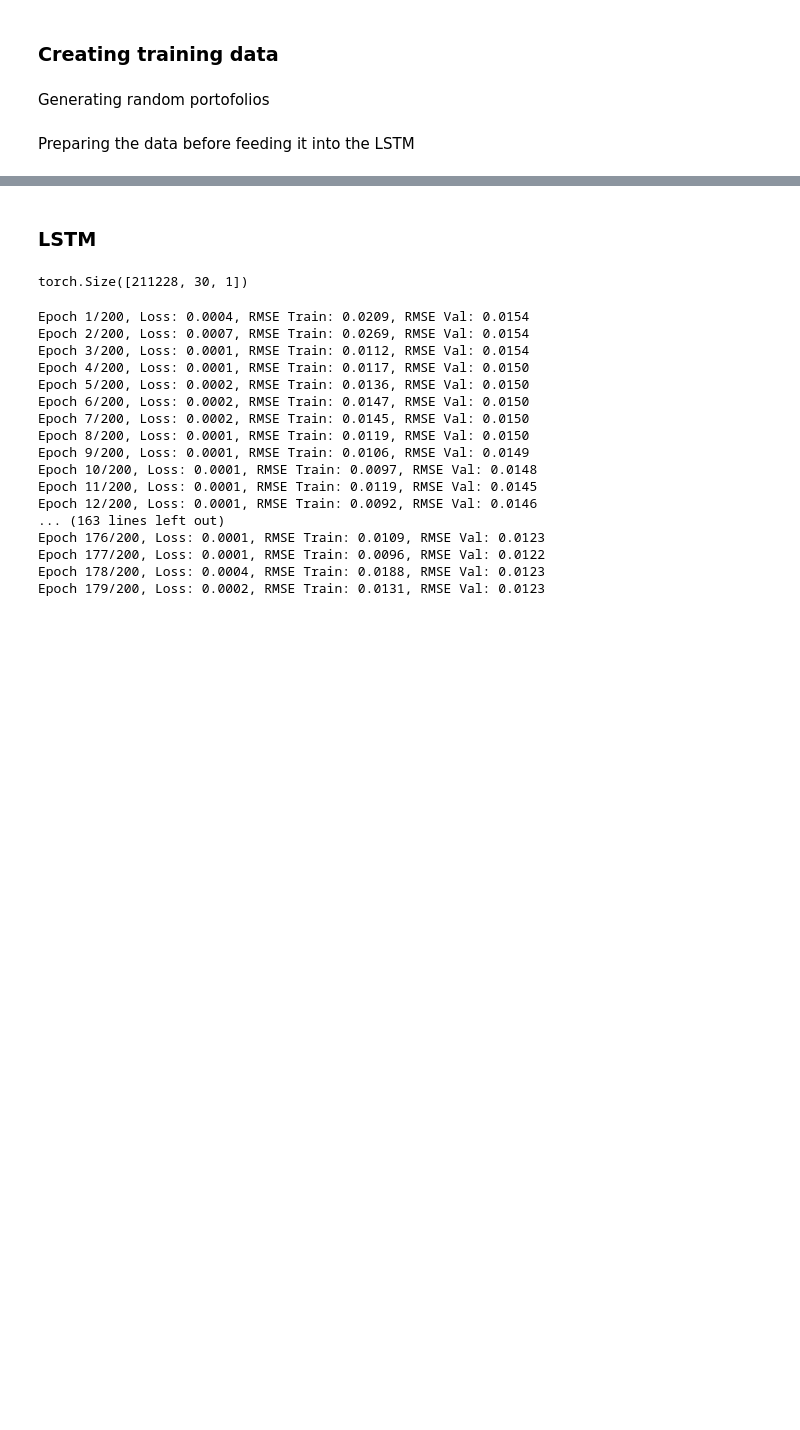
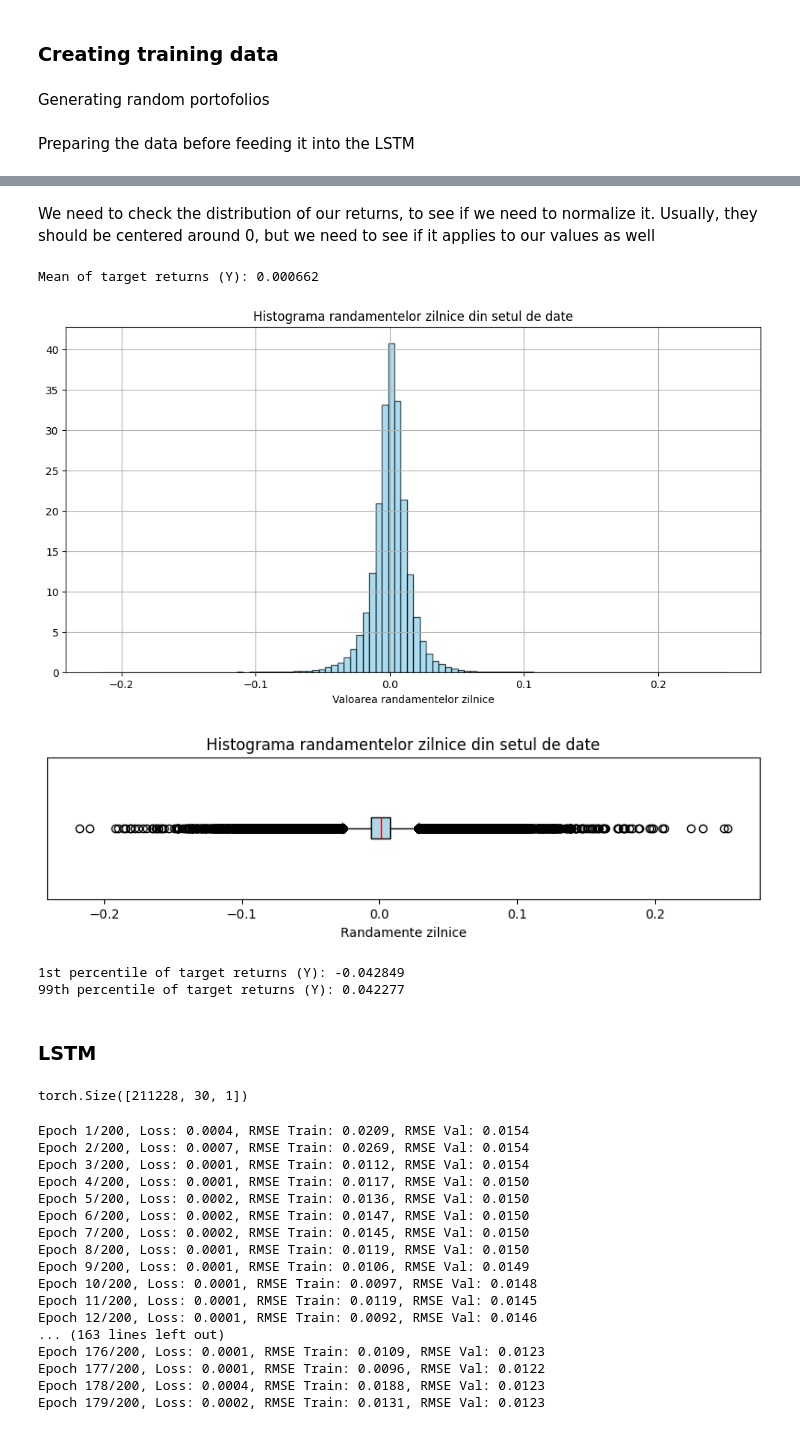
Before and after one commit to mairovitzmario/value-at-risk, a Jupyter notebook: research/model.ipynb, the cells around one changed output, grey strips where cells are left out. Saved outputs shown, nothing was run; the diff lists cells and outputs as text; code cells hidden in the pictures; blank space fills up the shorter version.

```diff
--- a/research/model.ipynb
+++ b/research/model.ipynb
@@ -198,3 +238,53 @@ X.shape, Y.shape
+# %% [markdown]
+We need to check the distribution of our returns, to see if we need to normalize it. Usually, they should be centered around 0, but we need to see if it applies to our values as well
+# %%
+
+import numpy as np
+import matplotlib.pyplot as plt
+
+
+all_target_returns = Y.flatten()
+
+# 2. Calculate the mean for  Y
+mean_target_returns = np.mean(all_target_returns)
+
+print(f"Mean of target returns (Y): {mean_target_returns:.6f}")
+
+# 3. Visualize the distribution of Y using Matplotlib histogram
+
+plt.figure(figsize=(12, 6))
+
+# 4. Create  a histogram of the target returns
+plt.hist(all_target_returns, bins=100, density=True, alpha=0.7, color='skyblue', edgecolor='black')
+
+
+plt.title('Histograma randamentelor zilnice din setul de date')
+plt.xlabel('Valoarea randamentelor zilnice')
+
+plt.grid(True)
+plt.show()
+
+
+plt.figure(figsize=(10, 2))
+plt.boxplot(all_target_returns, vert=False, patch_artist=True,
+            boxprops=dict(facecolor='lightblue'),
+            medianprops=dict(color='red'))
+plt.title('Histograma randamentelor zilnice din setul de date')
+plt.xlabel('Randamente zilnice')
+plt.yticks([])
+plt.show()
+
+
+p1_y = np.percentile(all_target_returns, 1)
+p99_y = np.percentile(all_target_returns, 99)
+print(f"1st percentile of target returns (Y): {p1_y:.6f}")
+print(f"99th percentile of target returns (Y): {p99_y:.6f}")
+# %% [output]
+Mean of target returns (Y): 0.000662
+[figure, added]
+[figure, added]
+1st percentile of target returns (Y): -0.042849
+99th percentile of target returns (Y): 0.042277
 # %%
 
 x_train, x_test, y_train, y_test = train_test_split(
```
Also changed, not shown: parts of 6 cells of this notebook, 3 other files.
